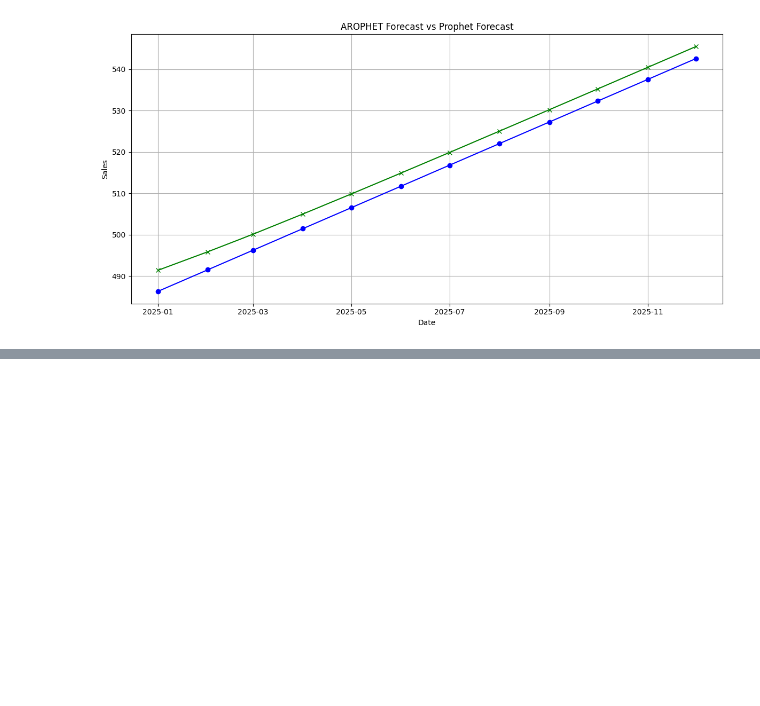
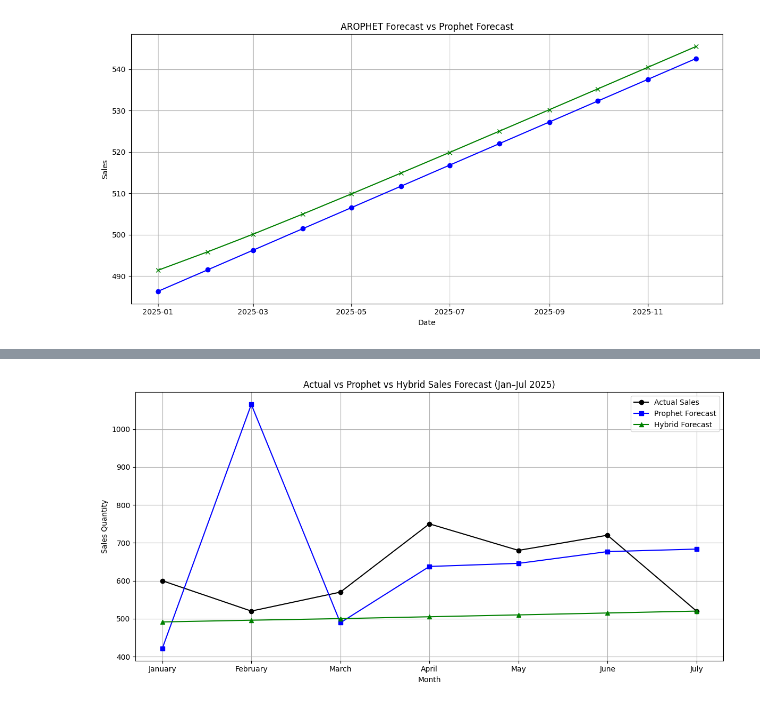
Before and after one commit to ashiqurrahmanshihab/Hybrid_Demand_Forecasting_and-Reorder_Point_Planning_Using_AROPHET, a Jupyter notebook: Hybrid_Forecasting.ipynb, the cells around one changed output, grey strips where cells are left out. Cells and saved outputs as stored; diff of their text form; code cells hidden in the pictures; blank space fills up the shorter version.

```diff
--- a/Hybrid_Forecasting.ipynb
+++ b/Hybrid_Forecasting.ipynb
@@ -611,0 +407,93 @@ plt.show()
+# %%
+# Forecast Accuracy Comparison
+import numpy as np
+import pandas as pd
+import matplotlib.pyplot as plt
+
+# Data
+actual = np.array([600, 520, 570, 750, 680, 720, 520])
+prophet = np.array([421.4, 1064.9, 489.2, 637.6, 645.8, 676.8, 683.4])
+hybrid = np.array([491.4, 495.9, 500.1, 505.0, 509.9, 514.9, 519.9])
+
+# Errors
+prophet_error = actual - prophet
+hybrid_error = actual - hybrid
+prophet_pct_error = prophet_error / actual * 100
+hybrid_pct_error = hybrid_error / actual * 100
+
+# Metrics
+def mape(y_true, y_pred):
+    return np.mean(np.abs((y_true - y_pred) / y_true)) * 100
+
+mae_prophet = np.mean(np.abs(prophet_error))
+mae_hybrid = np.mean(np.abs(hybrid_error))
+rmse_prophet = np.sqrt(np.mean(prophet_error**2))
+rmse_hybrid = np.sqrt(np.mean(hybrid_error**2))
+mape_prophet = mape(actual, prophet)
+mape_hybrid = mape(actual, hybrid)
+r2_prophet = 1 - np.sum((actual - prophet)**2) / np.sum((actual - np.mean(actual))**2)
+r2_hybrid = 1 - np.sum((actual - hybrid)**2) / np.sum((actual - np.mean(actual))**2)
+
+print(f"Prophet MAE: {mae_prophet:.2f}")
+print(f"Hybrid MAE: {mae_hybrid:.2f}")
+print(f"Prophet RMSE: {rmse_prophet:.2f}")
+print(f"Hybrid RMSE: {rmse_hybrid:.2f}")
+print(f"Prophet MAPE: {mape_prophet:.2f}%")
+print(f"Hybrid MAPE: {mape_hybrid:.2f}%")
+print(f"Prophet R²: {r2_prophet:.3f}")
+print(f"Hybrid R²: {r2_hybrid:.3f}")
+
+# 1. Line Plot: Actual vs Prophet vs Hybrid
+plt.figure(figsize=(12, 6))
+plt.plot(months, actual, marker='o', label='Actual Sales', color='black')
+plt.plot(months, prophet, marker='s', label='Prophet Forecast', color='blue')
+plt.plot(months, hybrid, marker='^', label='Hybrid Forecast', color='green')
+plt.title('Actual vs Prophet vs Hybrid Sales Forecast (Jan–Jul 2025)')
+plt.xlabel('Month')
+plt.ylabel('Sales Quantity')
+plt.legend()
+plt.grid(True)
+plt.tight_layout()
+plt.show()
+
+# 2. Bar Plot: Absolute Errors
+plt.figure(figsize=(12, 6))
+width = 0.35
+x = np.arange(len(months))
+plt.bar(x - width/2, np.abs(prophet_error), width, label='Prophet Absolute Error', color='blue')
+plt.bar(x + width/2, np.abs(hybrid_error), width, label='Hybrid Absolute Error', color='green')
+plt.xticks(x, months)
+plt.xlabel('Month')
+plt.ylabel('Absolute Error')
+plt.title('Absolute Forecast Errors (Jan–Jul 2025)')
+plt.legend()
+plt.grid(True)
+plt.tight_layout()
+plt.show()
+
+# 3. Bar Plot: Percentage Errors
+plt.figure(figsize=(12, 6))
+plt.bar(x - width/2, prophet_pct_error, width, label='Prophet % Error', color='blue')
+plt.bar(x + width/2, hybrid_pct_error, width, label='Hybrid % Error', color='green')
+plt.xticks(x, months)
+plt.xlabel('Month')
+plt.ylabel('Percentage Error (%)')
+plt.title('Percentage Forecast Errors (Jan–Jul 2025)')
+plt.legend()
+plt.grid(True)
+plt.tight_layout()
+plt.show()
+
+# 4. Scatter Plot: Actual vs Forecasts
+plt.figure(figsize=(12, 6))
+plt.scatter(actual, prophet, label='Prophet', color='blue', s=100)
+plt.scatter(actual, hybrid, label='Hybrid', color='green', s=100)
+plt.plot([min(actual), max(actual)], [min(actual), max(actual)], 'k--', label='Perfect Forecast')
+plt.xlabel('Actual Sales')
+plt.ylabel('Forecasted Sales')
+plt.title('Actual vs Forecasted Sales (Jan–Jul 2025)')
+plt.legend()
+plt.grid(True)
+plt.tight_layout()
+plt.show()
+# %% [output]
@@ -611,0 +508 @@ plt.show()
+[figure, added]
```
Also changed, not shown: parts of 16 cells of this notebook.
